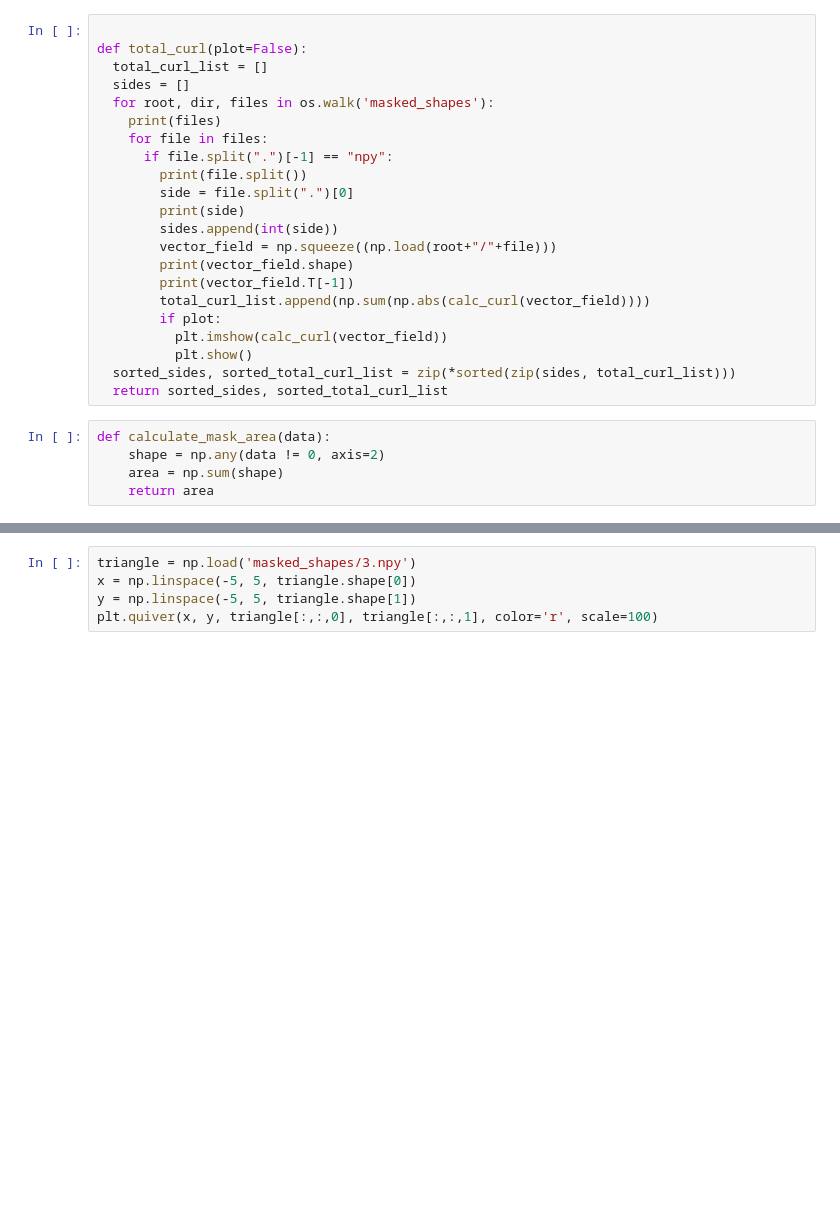
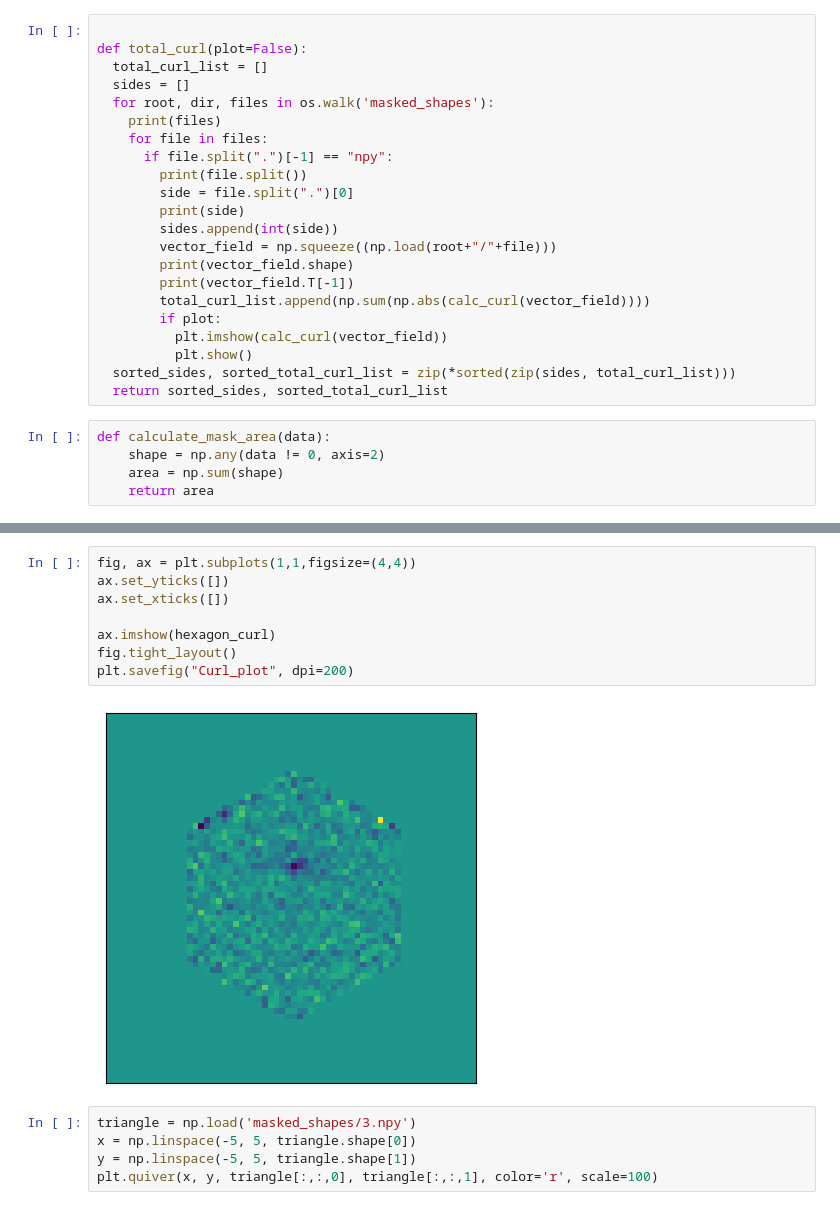
Before and after one commit to erikkoh/NanoTools, a Jupyter notebook: TEM/TEM_masking/curl_plotting.ipynb, the cells around one changed output, grey strips where cells are left out. Cells and saved outputs as stored; diff of their text form; blank space fills up the shorter version.

```diff
--- a/TEM/TEM_masking/curl_plotting.ipynb
+++ b/TEM/TEM_masking/curl_plotting.ipynb
@@ -139,3 +169,13 @@ plt.show()
+# %%
+fig, ax = plt.subplots(1,1,figsize=(4,4))
+ax.set_yticks([])
+ax.set_xticks([])
+
+ax.imshow(hexagon_curl)
+fig.tight_layout()
+plt.savefig("Curl_plot", dpi=200)
+# %% [output]
+[figure, added]
 # %%
 triangle = np.load('masked_shapes/3.npy')
 x = np.linspace(-5, 5, triangle.shape[0])
```
Also changed, not shown: parts of 4 cells of this notebook, 23 other files.
